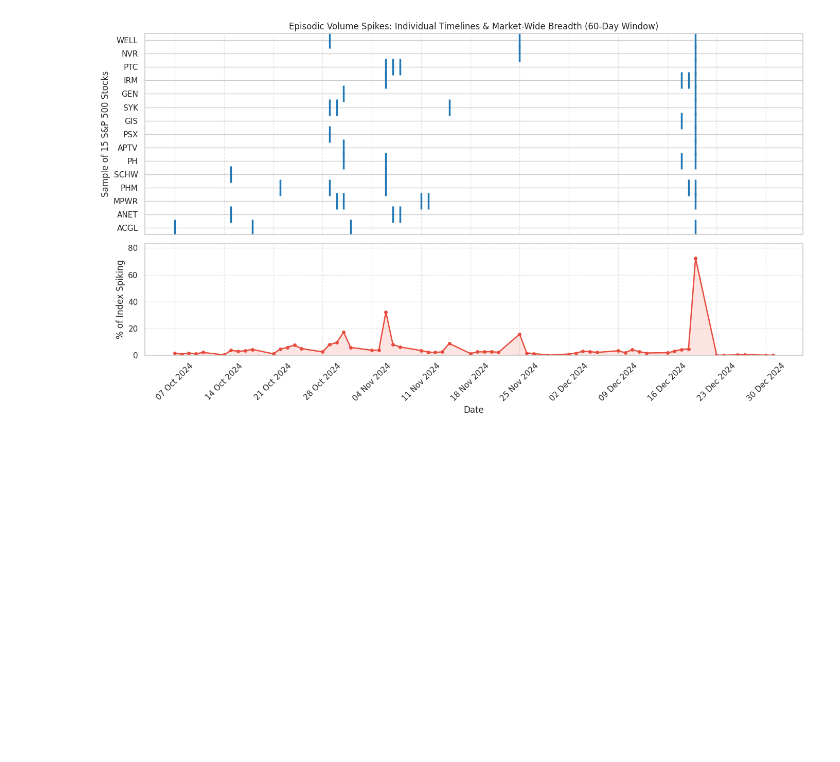
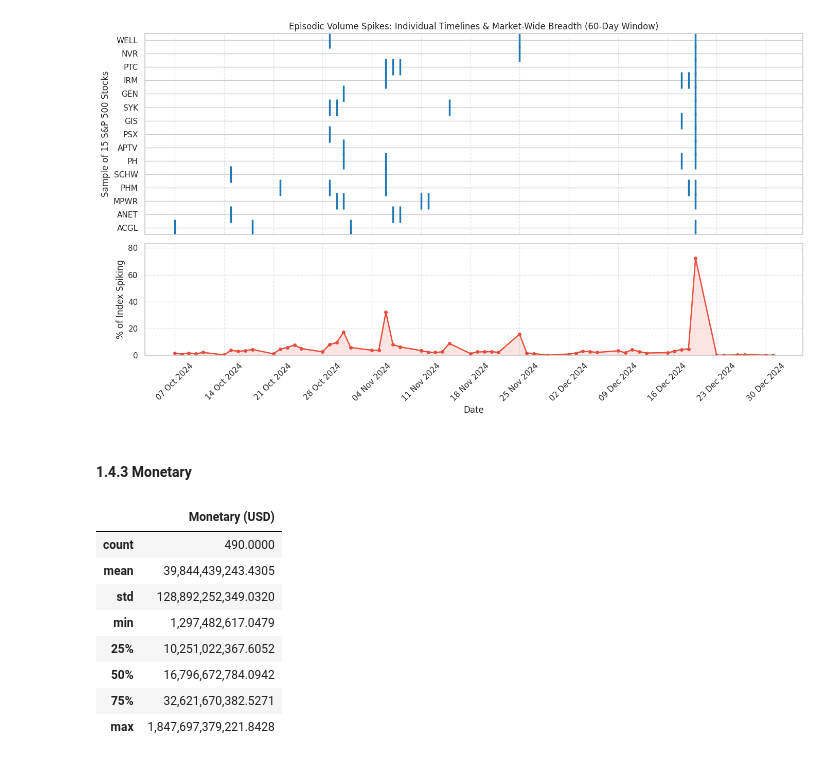
Before and after one commit to Dewdahara/CRMCM_CW1_w2054873, a Jupyter notebook: CRMCM_CW1_w2054873.ipynb, the cells around one changed output. Drawn from its saved outputs; the diff is of its cells as text; code cells hidden in the pictures; blank space fills up the shorter version.

```diff
--- a/CRMCM_CW1_w2054873.ipynb
+++ b/CRMCM_CW1_w2054873.ipynb
@@ -1079,3 +1079,28 @@ plt.tight_layout()
 plt.show()
 # %% [output]
 [figure]
+# %% [markdown]
+#### 1.4.3 Monetary
+# %%
+# Monetary: add up Close x Volume over the latest 60 sessions to get the approximate dollar value
+# traded for each share.
+daily_traded_value = close_v.loc[window_dates] * vol.loc[window_dates]
+monetary = daily_traded_value.sum()
+
+display(monetary.describe().to_frame("Monetary (USD)"))
+
+# Output:
+# The average share traded about $39.8 billion over the 60 sessions, but the median is only $16.8
+# billion, so a few very large shares pull the average up.
+# The smallest is about $1.3 billion and the largest is about $1.85 trillion (TSLA, as the next
+# chart shows).
+# %% [output]
+|  | Monetary (USD) |
+| count | 490.0000 |
+| mean | 39,844,439,243.4305 |
+| std | 128,892,252,349.0320 |
+| min | 1,297,482,617.0479 |
+| 25% | 10,251,022,367.6052 |
+| 50% | 16,796,672,784.0942 |
+| 75% | 32,621,670,382.5271 |
+| max | 1,847,697,379,221.8428 |
```
Also changed, not shown: parts of 3 cells of this notebook.
